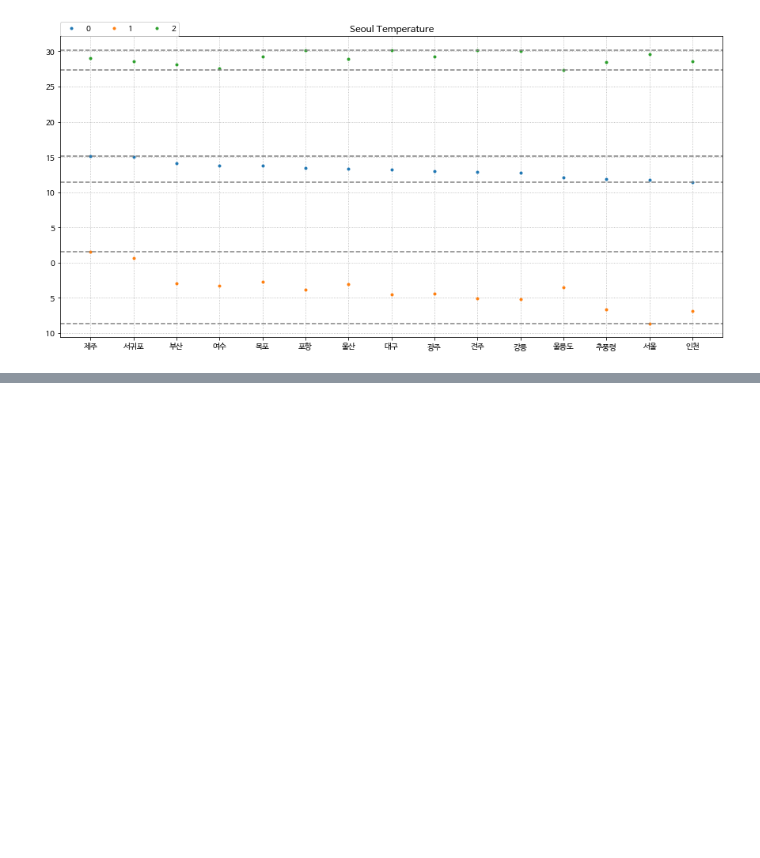
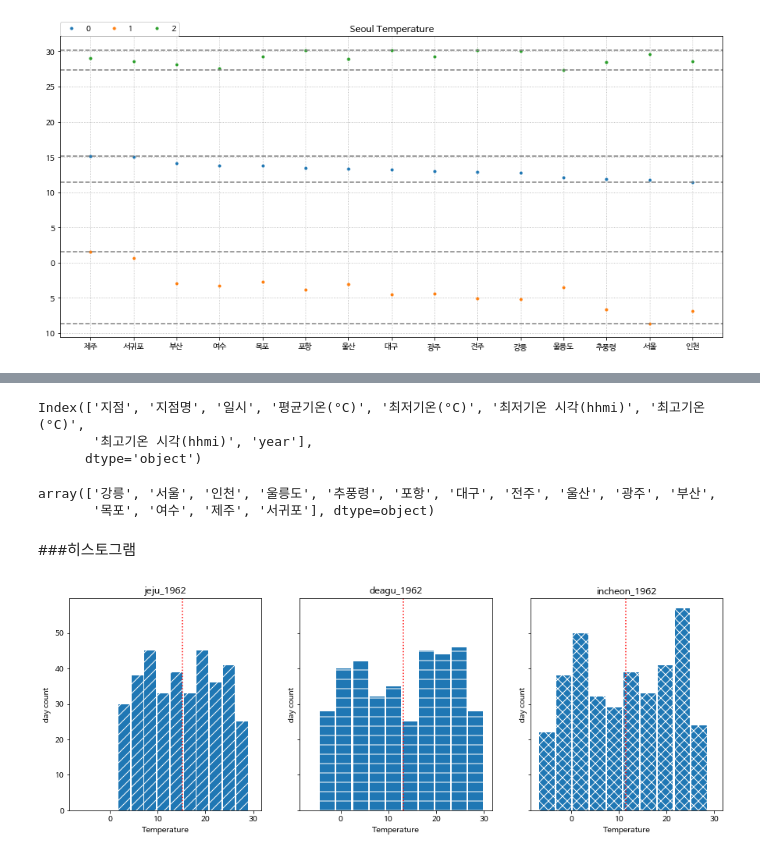
Before and after one commit to yojulab/learn_data_analytics, a Jupyter notebook: codes/지점별_연_기온변화.ipynb, the cells around one changed output, grey strips where cells are left out. Cells and saved outputs as stored; diff of their text form; code cells hidden in the pictures; blank space fills up the shorter version.

```diff
--- a/codes/지점별_연_기온변화.ipynb
+++ b/codes/지점별_연_기온변화.ipynb
@@ -382,0 +387,18 @@ plt.show()
+# %%
+all_year_1962.columns
+# %% [output]
+Index(['지점', '지점명', '일시', '평균기온(°C)', '최저기온(°C)', '최저기온 시각(hhmi)', '최고기온(°C)',
+       '최고기온 시각(hhmi)', 'year'],
+      dtype='object')
+# %%
+all_year_1962['지점명'].unique()
+# %% [output]
+array(['강릉', '서울', '인천', '울릉도', '추풍령', '포항', '대구', '전주', '울산', '광주', '부산',
+       '목포', '여수', '제주', '서귀포'], dtype=object)
+# %%
+jeju_1962 = all_year_1962[all_year_1962['지점명']=='제주'].copy()
+# jeju_1962
+deagu_1962 = all_year_1962[all_year_1962['지점명']=='대구'].copy()
+incheon_1962 = all_year_1962[all_year_1962['지점명']=='인천'].copy()
+# %% [markdown]
+###히스토그램
@@ -382,0 +407,29 @@ plt.show()
+# %%
+plt.rcParams['hatch.color'] = 'w'
+fig, ax = plt.subplots(1,3, figsize=(15,5), sharex=True, sharey=True)
+
+ax[0].hist(jeju_1962['평균기온(°C)'], rwidth=0.9, hatch='//', )
+ax[0].set_title('jeju_1962')
+ax[0].set_xlabel('Temperature')
+ax[0].set_ylabel('day count')
+mean = jeju_1962['평균기온(°C)'].mean()
+ax[0].axvline(mean, color='red', ls=':')
+# ax[0].text()
+
+ax[1].hist(deagu_1962['평균기온(°C)'], rwidth=0.9, hatch='-', )
+ax[1].set_title('deagu_1962')
+ax[1].set_xlabel('Temperature')
+ax[1].set_ylabel('day count')
+mean = deagu_1962['평균기온(°C)'].mean()
+ax[1].axvline(mean, color='red', ls=':')
+
+ax[2].hist(incheon_1962['평균기온(°C)'], rwidth=0.9, hatch='XX', )
+ax[2].set_title('incheon_1962')
+ax[2].set_xlabel('Temperature')
+ax[2].set_ylabel('day count')
+mean = incheon_1962['평균기온(°C)'].mean()
+ax[2].axvline(mean, color='red', ls=':')
+
+plt.show()
+# %% [output]
+[figure, added]
```
Also changed, not shown: parts of 3 cells of this notebook.
